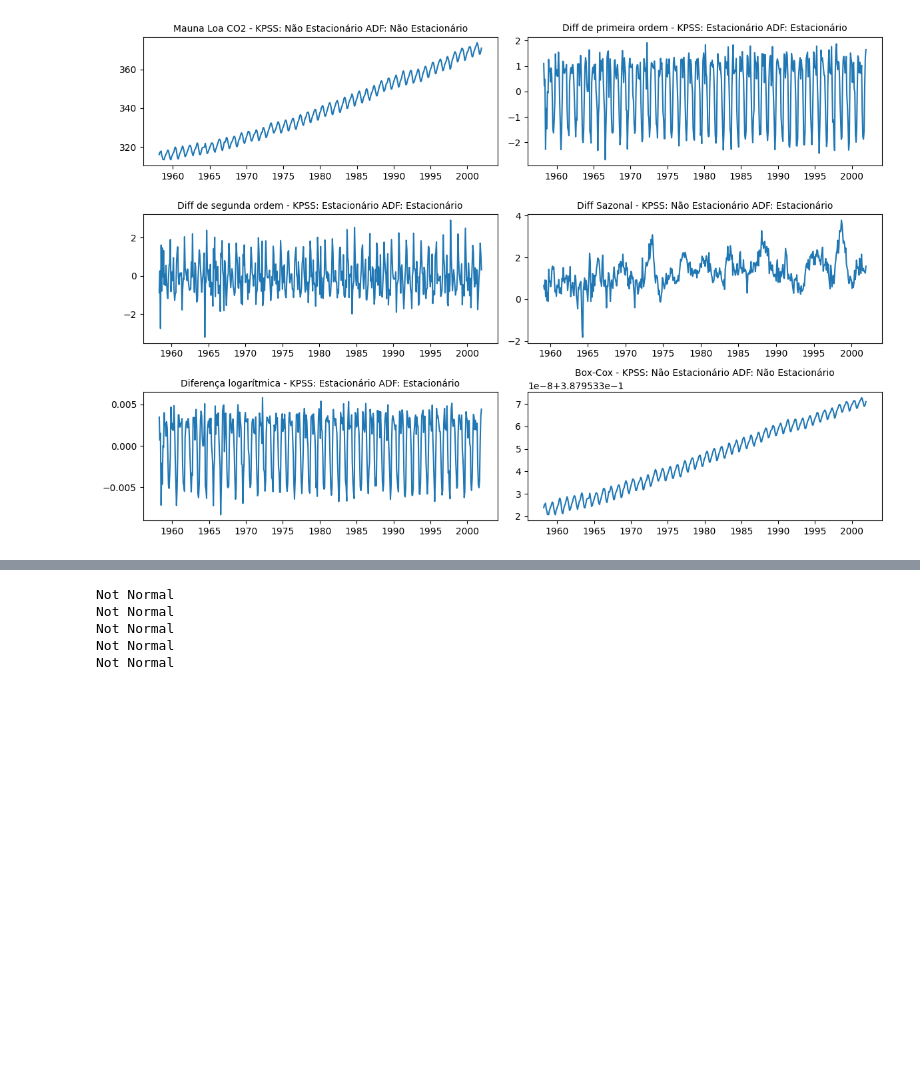
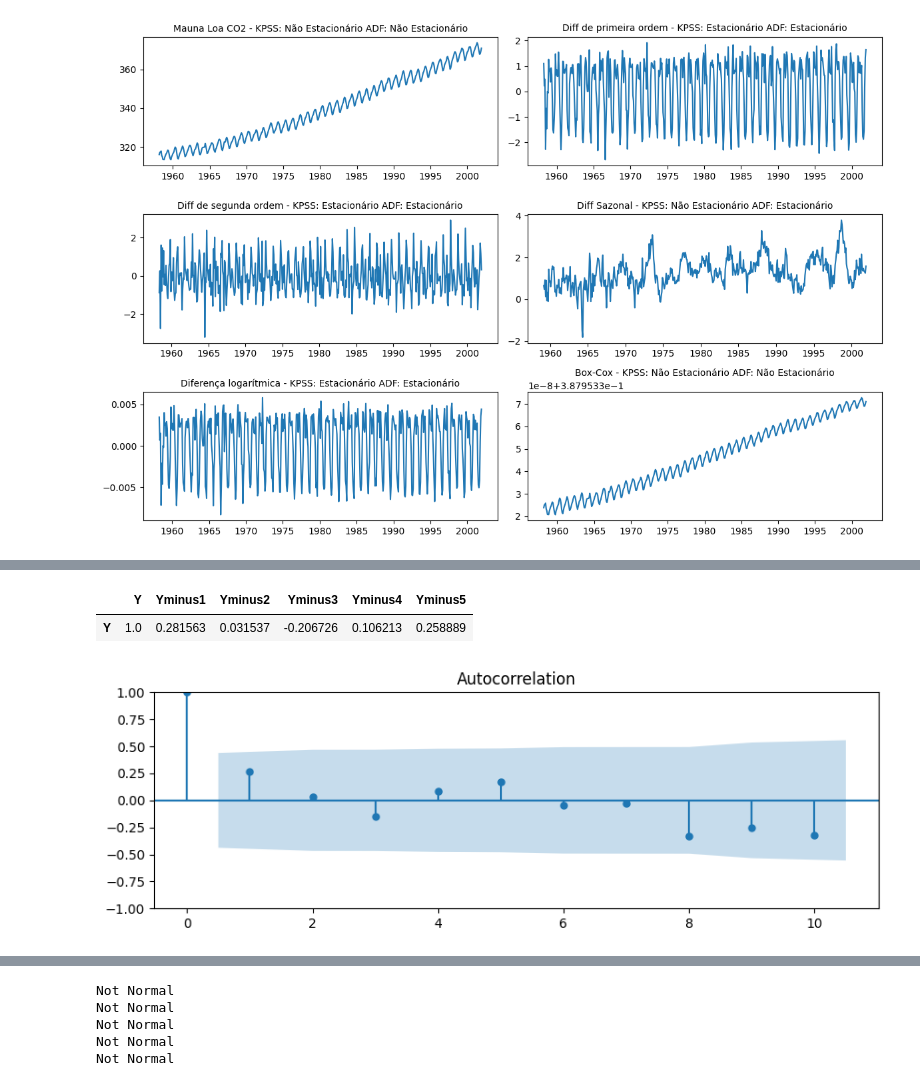
Before and after one commit to danielrferreira/classes, a Jupyter notebook: ASN/Séries Temporais/preparacao/Aula 4.ipynb, the cells around one changed output, grey strips where cells are left out. Cells and saved outputs as stored; diff of their text form; code cells hidden in the pictures; blank space fills up the shorter version.

```diff
--- a/ASN/Séries Temporais/preparacao/Aula 4.ipynb
+++ b/ASN/Séries Temporais/preparacao/Aula 4.ipynb
@@ -282,0 +269,5 @@ Quando você decide tirar a tendência dos dados você está removendo um elemen
+# %%
+np.random.seed(42)
+y = pd.Series(np.random.randint(0, 20, size=20), index=pd.date_range(start='2025-01-01', periods=20))
+df = pd.DataFrame({'Y':y, 'Yminus1': y.shift(1), 'Yminus2': y.shift(2), 'Yminus3': y.shift(3), 'Yminus4': y.shift(4), 'Yminus5':y.shift(5)})
+df
@@ -282,0 +292,12 @@ Quando você decide tirar a tendência dos dados você está removendo um elemen
+# %%
+corr_matrix = df.corr(method='pearson')
+corr_matrix[0:1]
+# %% [output]
+|  | Y | Yminus1 | Yminus2 | Yminus3 | Yminus4 | Yminus5 |
+| Y | 1.0 | 0.281563 | 0.031537 | -0.206726 | 0.106213 | 0.258889 |
+# %%
+from statsmodels.graphics.tsaplots import plot_acf
+plot_acf(y)
+plt.show()
+# %% [output]
+[figure, added]
```
Also changed, not shown: parts of 15 cells of this notebook, 1 other file.
